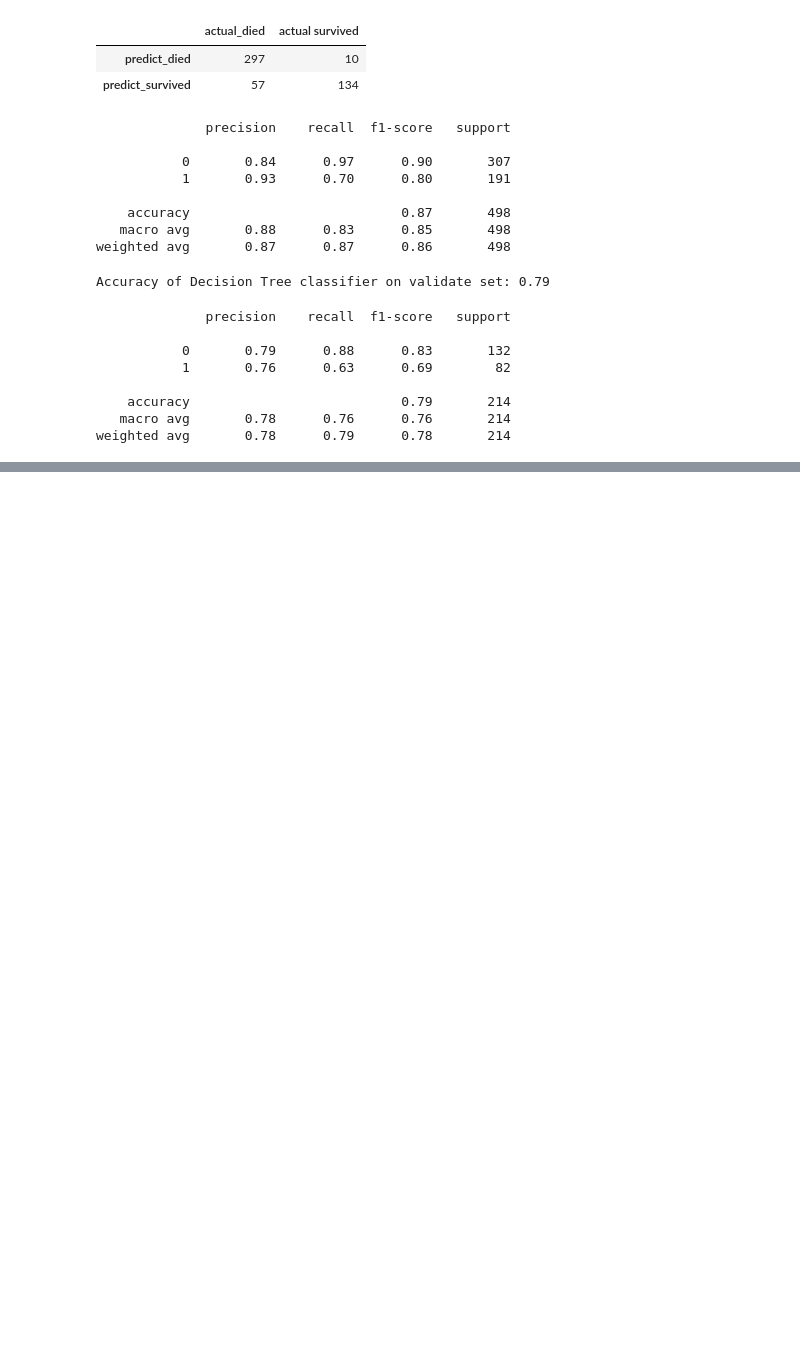
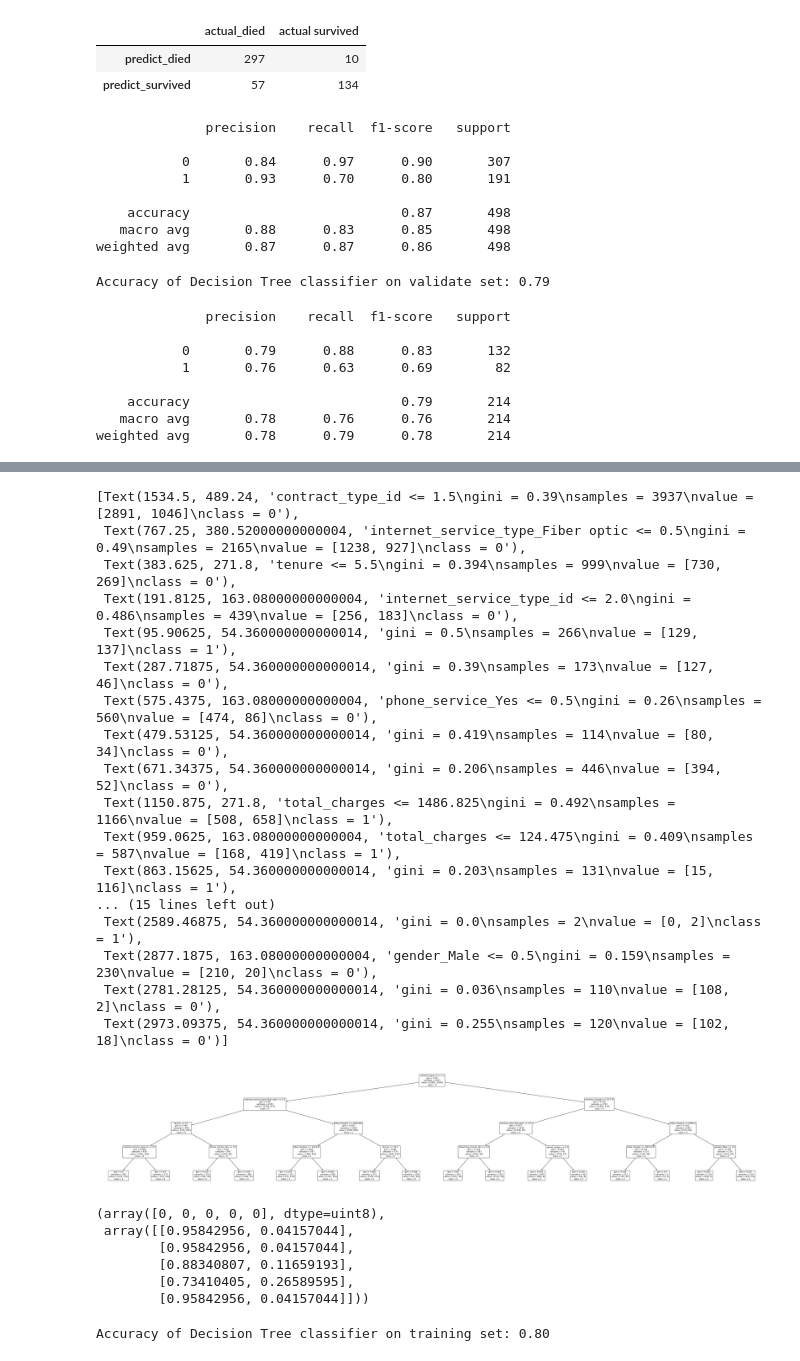
Before and after one commit to mindyshiben/classification-exercises, a Jupyter notebook: Model.ipynb, the cells around one changed output, grey strips where cells are left out. Saved outputs shown, nothing was run; the diff lists cells and outputs as text; code cells hidden in the pictures; blank space fills up the shorter version.

```diff
--- a/Model.ipynb
+++ b/Model.ipynb
@@ -386,0 +798,41 @@ weighted avg       0.78      0.79      0.78       214
+# %%
+clf_3 = DecisionTreeClassifier(max_depth=4, random_state=123)
+clf_3 = clf_3.fit(X_train, y_train)
+plt.figure(figsize=(55, 10))
+plot_tree(clf_3, feature_names=X_train.columns, class_names = clf.classes_.astype(str), rounded=True)
+# %% [output]
+[Text(1534.5, 489.24, 'contract_type_id <= 1.5\ngini = 0.39\nsamples = 3937\nvalue = [2891, 1046]\nclass = 0'),
+ Text(767.25, 380.52000000000004, 'internet_service_type_Fiber optic <= 0.5\ngini = 0.49\nsamples = 2165\nvalue = [1238, 927]\nclass = 0'),
+ Text(383.625, 271.8, 'tenure <= 5.5\ngini = 0.394\nsamples = 999\nvalue = [730, 269]\nclass = 0'),
+ Text(191.8125, 163.08000000000004, 'internet_service_type_id <= 2.0\ngini = 0.486\nsamples = 439\nvalue = [256, 183]\nclass = 0'),
+ Text(95.90625, 54.360000000000014, 'gini = 0.5\nsamples = 266\nvalue = [129, 137]\nclass = 1'),
+ Text(287.71875, 54.360000000000014, 'gini = 0.39\nsamples = 173\nvalue = [127, 46]\nclass = 0'),
+ Text(575.4375, 163.08000000000004, 'phone_service_Yes <= 0.5\ngini = 0.26\nsamples = 560\nvalue = [474, 86]\nclass = 0'),
+ Text(479.53125, 54.360000000000014, 'gini = 0.419\nsamples = 114\nvalue = [80, 34]\nclass = 0'),
+ Text(671.34375, 54.360000000000014, 'gini = 0.206\nsamples = 446\nvalue = [394, 52]\nclass = 0'),
+ Text(1150.875, 271.8, 'total_charges <= 1486.825\ngini = 0.492\nsamples = 1166\nvalue = [508, 658]\nclass = 1'),
+ Text(959.0625, 163.08000000000004, 'total_charges <= 124.475\ngini = 0.409\nsamples = 587\nvalue = [168, 419]\nclass = 1'),
+ Text(863.15625, 54.360000000000014, 'gini = 0.203\nsamples = 131\nvalue = [15, 116]\nclass = 1'),
+... (15 lines left out)
+ Text(2589.46875, 54.360000000000014, 'gini = 0.0\nsamples = 2\nvalue = [0, 2]\nclass = 1'),
+ Text(2877.1875, 163.08000000000004, 'gender_Male <= 0.5\ngini = 0.159\nsamples = 230\nvalue = [210, 20]\nclass = 0'),
+ Text(2781.28125, 54.360000000000014, 'gini = 0.036\nsamples = 110\nvalue = [108, 2]\nclass = 0'),
+ Text(2973.09375, 54.360000000000014, 'gini = 0.255\nsamples = 120\nvalue = [102, 18]\nclass = 0')]
+[figure, added]
+# %%
+y_pred = clf_3.predict(X_train)
+y_pred_proba = clf_3.predict_proba(X_train)
+
+y_pred[0:5], y_pred_proba[0:5]
+# %% [output]
+(array([0, 0, 0, 0, 0], dtype=uint8),
+ array([[0.95842956, 0.04157044],
+        [0.95842956, 0.04157044],
+        [0.88340807, 0.11659193],
+        [0.73410405, 0.26589595],
+        [0.95842956, 0.04157044]]))
+# %%
+print('Accuracy of Decision Tree classifier on training set: {:.2f}'
+      .format(clf_3.score(X_train, y_train)))
+# %% [output]
+Accuracy of Decision Tree classifier on training set: 0.80
```
Also changed, not shown: parts of 57 cells of this notebook.
